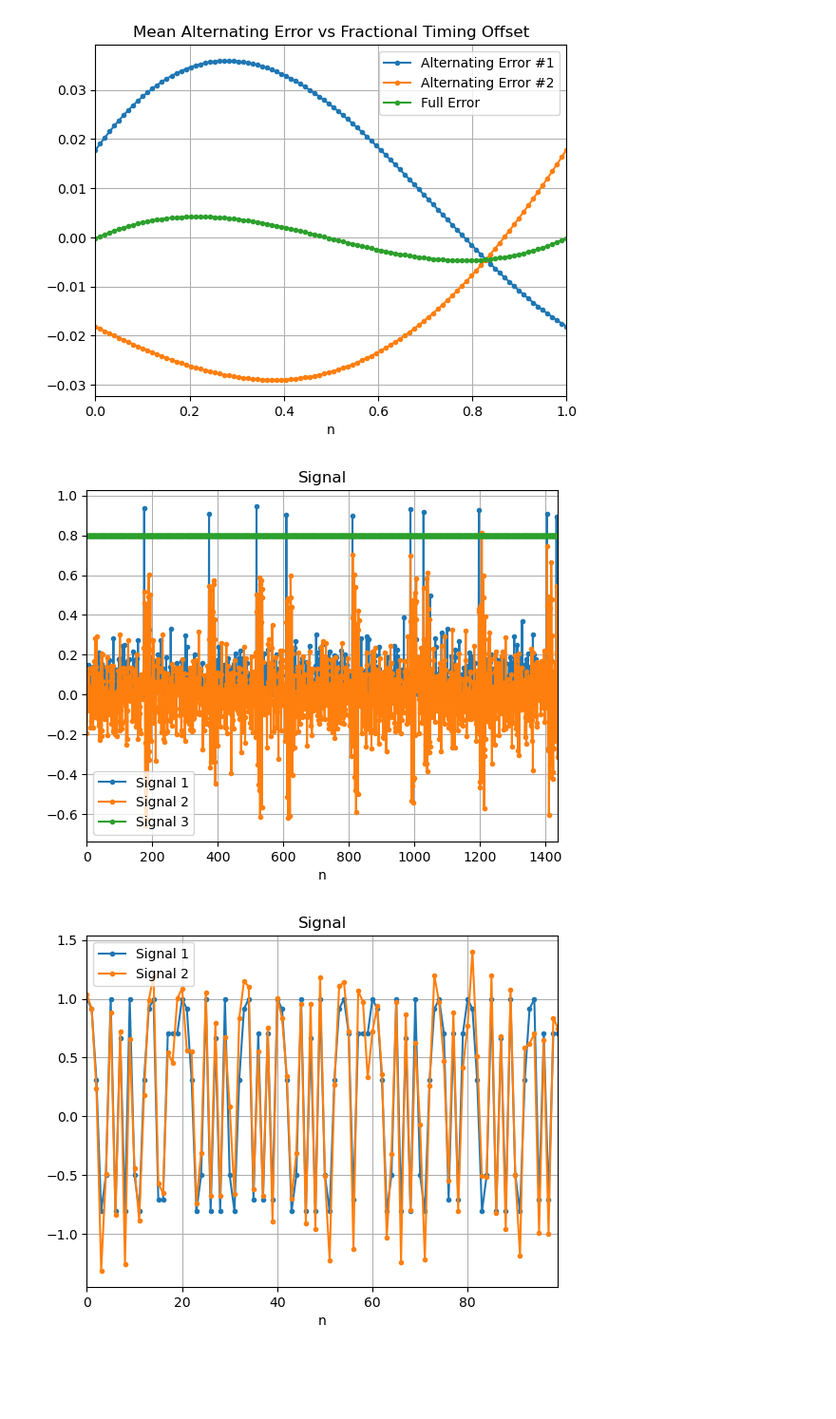
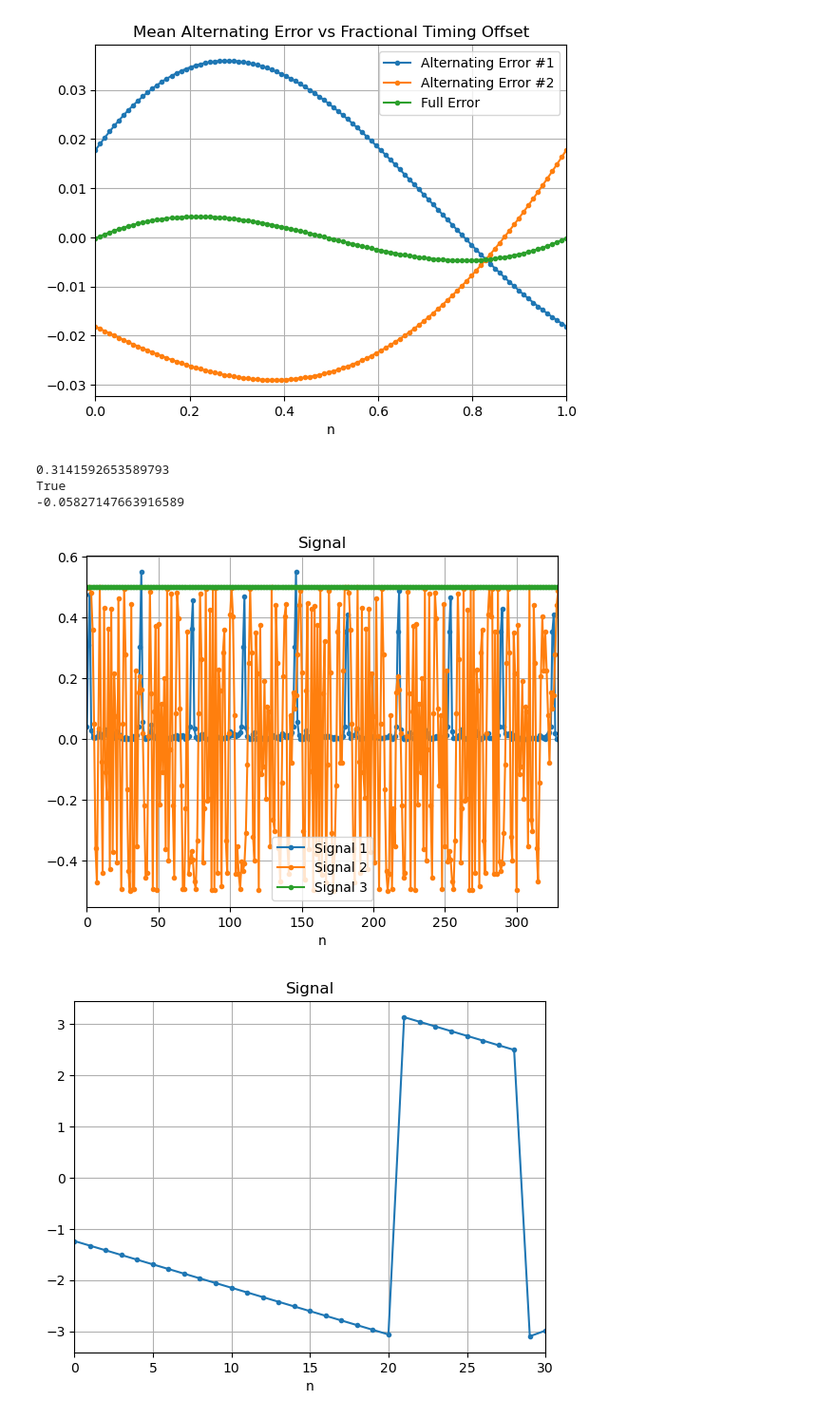
Before and after one commit to cddelong6626/sdr-notebooks, a Jupyter notebook: notebooks/qpsk_sim.ipynb, the cells around one changed output. Shown at 95% size. Drawn from its saved outputs; the diff is of its cells as text; code cells hidden in the pictures; blank space fills up the shorter version.

```diff
--- a/notebooks/qpsk_sim.ipynb
+++ b/notebooks/qpsk_sim.ipynb
@@ -365,53 +374,61 @@ array([-2.30381689e-04,  1.95531169e-04,  5.98610782e-04,  9.78986646e-04,
 [figure]
 # %%
 
-# apply_frame_timing_offset(np.array([[1, 2, 3, 4], [5, 6, 7, 8], [9, 1, 2, 3], [4, 5, 6, 7]]), 5)
 
-# print(zadoff_chu(5, 1))
-# j = complex(0, 1)
-# # complex(0, 1) * np.arange(5)
-# np.exp(-j*2*np.pi/5)
 
-preamble = zadoff_chu(15)
-payload = modulate_qpsk(np.random.randint(2, size=100))
-# print(payload)
-# print(to_frames(preamble, payload, 5))
-len_payload = 5
-frames = to_frames(preamble, payload, len_payload)
-# print(frames)
+import sys
+sys.path.insert(0, '..')
 
 from scipy import signal
 import numpy as np
-import utils
+from utils import *
 
-sig = apply_awgn(apply_frame_timing_offset(frames, 200), 1)
-# matched = scipy.signal.lfilter(preamble[::-1].conj(), 1, signal)[(len(preamble)-1):]
-# metric = np.abs(matched) / (np.linalg.norm(signal) * np.linalg.norm(preamble))
-# plot_signal(metric)
+# np.random.seed(0)
 
-# print(frames)
-t = 0.8
+preamble = zadoff_chu(31)
+
+payload = modulate_qpsk(np.random.randint(2, size=100))
+len_payload = 5
+frames = to_frames(preamble, payload, len_payload)
+
+
+# sig = apply_fto(frames, 200)
+sig = np.concat(frames)
+# sig = apply_awgn(sig, 10)
+# sig = apply_sto(sig, 0.7)
+pct = 0.05
+
+sig = apply_cfo(sig, pct)
+
+print(pct*(2*np.pi))
+
+t = 0.5
 
 fsm = FramingStateMachine(preamble, len(preamble)+len_payload, t)
 detected_frames = fsm.update(sig)
 
 
+ccc = CoarseCFOCorrector(preamble)
+print(ccc.guess(sig))
+print(ccc.w_est)
+
 
 t_vec = t * np.ones_like(sig)
 plot_signal(fsm.test, sig*0.5, t_vec, n_samps=len(sig))
 
+plot_signal(ccc.test[0])
+plot_signal(ccc.test[1])
+plot_signal(ccc.test[2])
 
-frames_out = np.concatenate(frames)
-frames_in = np.concatenate(detected_frames)
-# frames_in = np.pad(frames_in, (0, len(frames_out) - len(frames_in)))
+# print(np.mean(ccc.test[0]))
 
-plot_signal(frames_out, frames_in)
+# frames_out = np.concatenate(frames)
+# frames_in = np.concatenate(detected_frames)
 
-# plot_signal(scipy.signal.lfilter([0, 0, 0, 1], 1, [1.0, 0, 0, 0, 0, 0])[3:])
-
-
-# s = np.concatenate([np.zeros(10), preamble])
-# plot_signal(np.convolve(s, preamble[::-1].conj()))
+# plot_signal(frames_out, frames_in)
 # %% [output]
+0.3141592653589793
+True
+-0.05827147663916589
-[figure, old version]
+[figure, new version]
-[figure, old version]
+[figure, new version]
```
Also changed, not shown: parts of 4 cells of this notebook, 3 other files.
